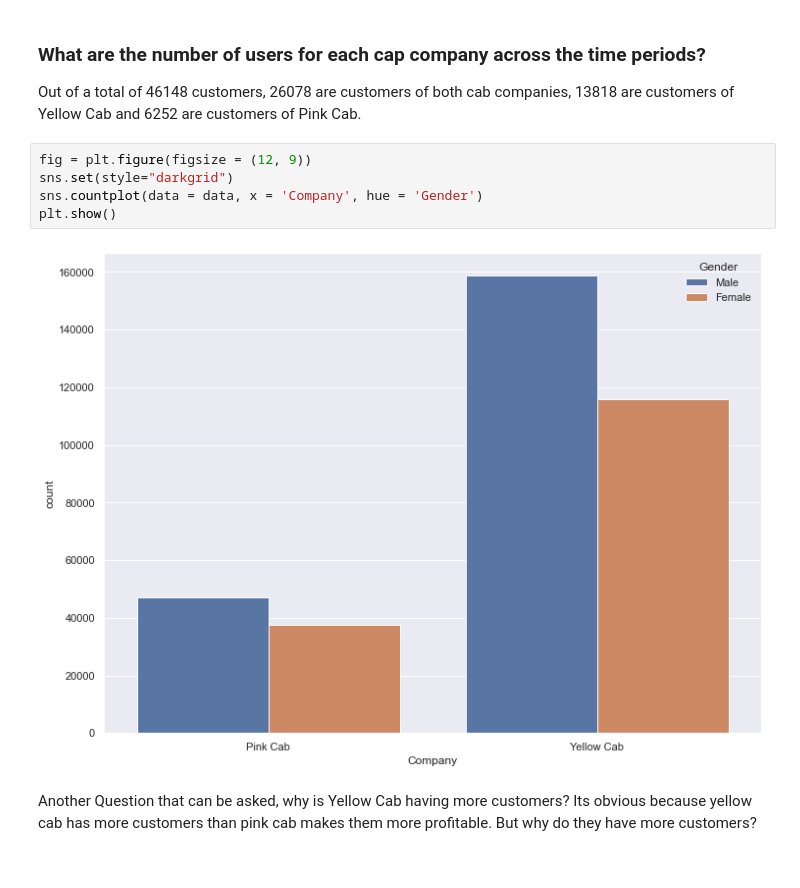
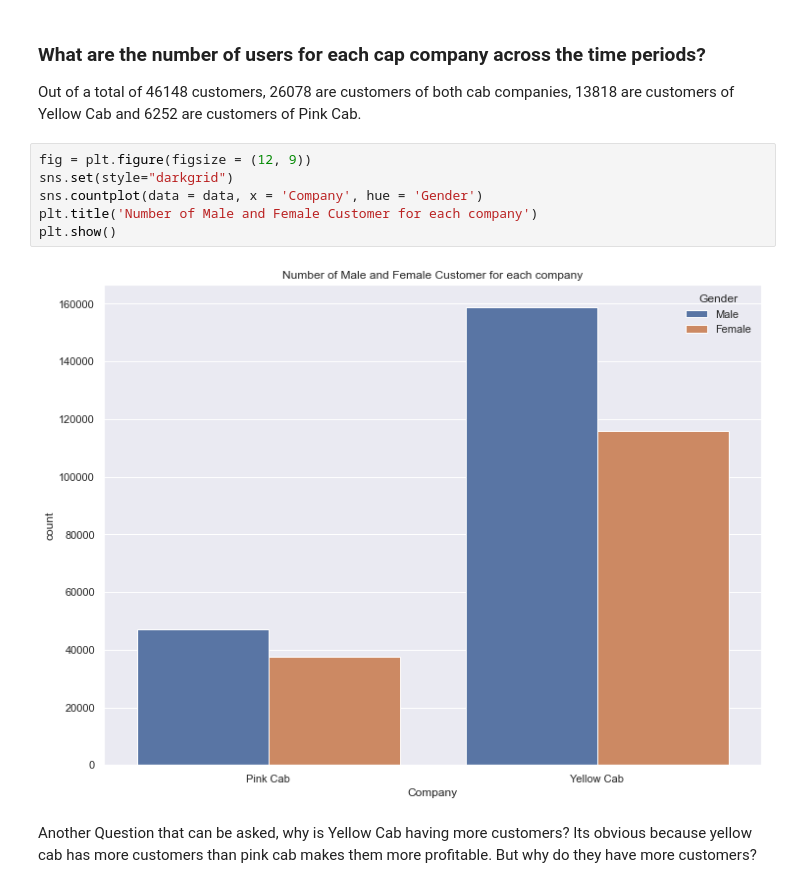
Before and after one commit to joeelorm/DataGlacierInternship, a Jupyter notebook: Week2/cab_companies.ipynb, the cells around one changed output. Cells and saved outputs as stored; diff of their text form.

```diff
--- a/Week2/cab_companies.ipynb
+++ b/Week2/cab_companies.ipynb
@@ -849,10 +849,11 @@ Out of a total of 46148 customers, 26078 are customers of both cab companies, 13
 # %%
 fig = plt.figure(figsize = (12, 9))
 sns.set(style="darkgrid")
 sns.countplot(data = data, x = 'Company', hue = 'Gender')
+plt.title('Number of Male and Female Customer for each company')
 plt.show()
 # %% [output]
-[figure, old version]
+[figure, new version]
 # %% [markdown]
 Another Question that can be asked, why is Yellow Cab having more customers? Its obvious because yellow cab has more customers than pink cab makes them more profitable. But why do they have more customers?
 # %%
```
